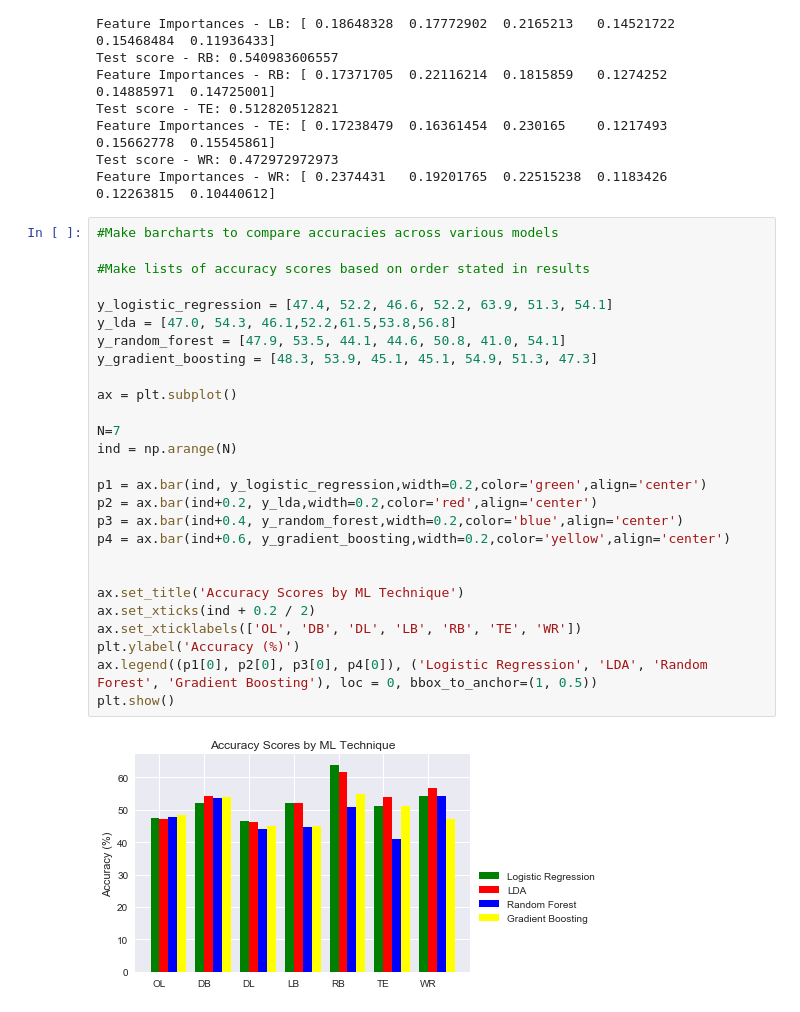
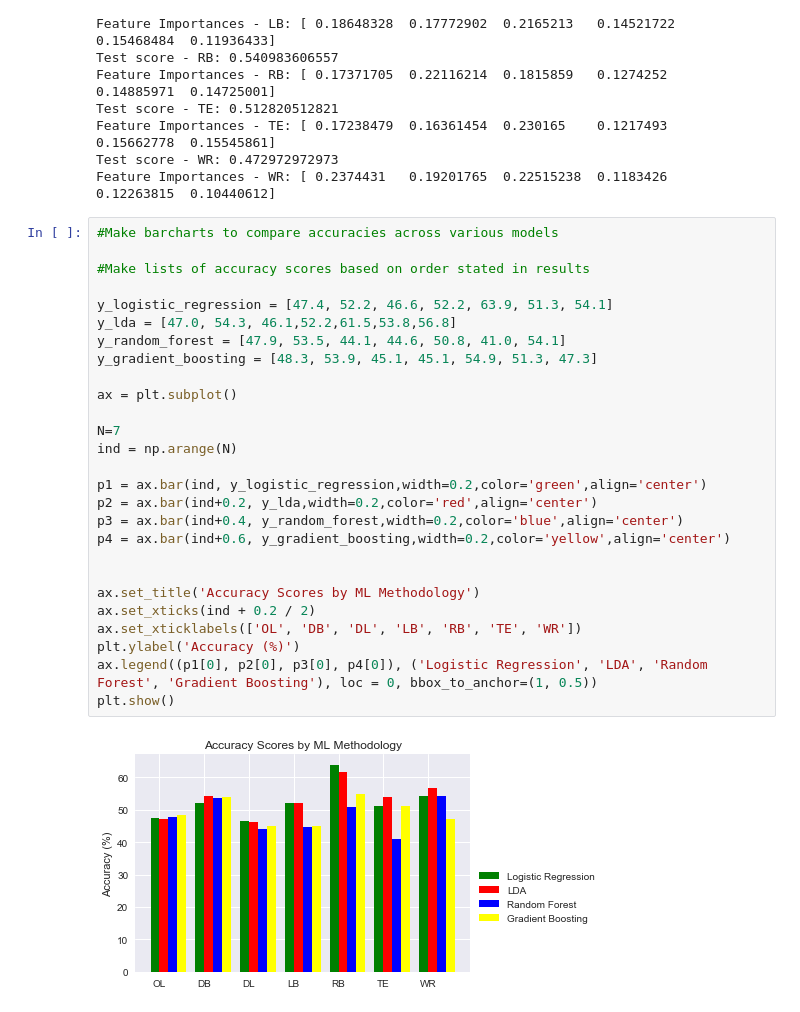
Before and after one commit to pdkim1208/Springboard, a Jupyter notebook: CapstoneProject1.ipynb, the cells around one changed output. Saved outputs shown, nothing was run; the diff lists cells and outputs as text.

```diff
--- a/CapstoneProject1.ipynb
+++ b/CapstoneProject1.ipynb
@@ -4037,29 +4037,29 @@ Feature Importances - WR: [ 0.2374431   0.19201765  0.22515238  0.1183426   0.12
 # %%
 #Make barcharts to compare accuracies across various models
 
 #Make lists of accuracy scores based on order stated in results
 
 y_logistic_regression = [47.4, 52.2, 46.6, 52.2, 63.9, 51.3, 54.1]
 y_lda = [47.0, 54.3, 46.1,52.2,61.5,53.8,56.8]
 y_random_forest = [47.9, 53.5, 44.1, 44.6, 50.8, 41.0, 54.1]
 y_gradient_boosting = [48.3, 53.9, 45.1, 45.1, 54.9, 51.3, 47.3]
 
 ax = plt.subplot()
 
 N=7
 ind = np.arange(N)
 
 p1 = ax.bar(ind, y_logistic_regression,width=0.2,color='green',align='center')
 p2 = ax.bar(ind+0.2, y_lda,width=0.2,color='red',align='center')
 p3 = ax.bar(ind+0.4, y_random_forest,width=0.2,color='blue',align='center')
 p4 = ax.bar(ind+0.6, y_gradient_boosting,width=0.2,color='yellow',align='center')
 
 
-ax.set_title('Accuracy Scores by ML Technique')
+ax.set_title('Accuracy Scores by ML Methodology')
 ax.set_xticks(ind + 0.2 / 2)
 ax.set_xticklabels(['OL', 'DB', 'DL', 'LB', 'RB', 'TE', 'WR'])
 plt.ylabel('Accuracy (%)')
 ax.legend((p1[0], p2[0], p3[0], p4[0]), ('Logistic Regression', 'LDA', 'Random Forest', 'Gradient Boosting'), loc = 0, bbox_to_anchor=(1, 0.5))
 plt.show()
 # %% [output]
-[figure, old version]
+[figure, new version]
```
Also changed, not shown: parts of 2 cells of this notebook.
